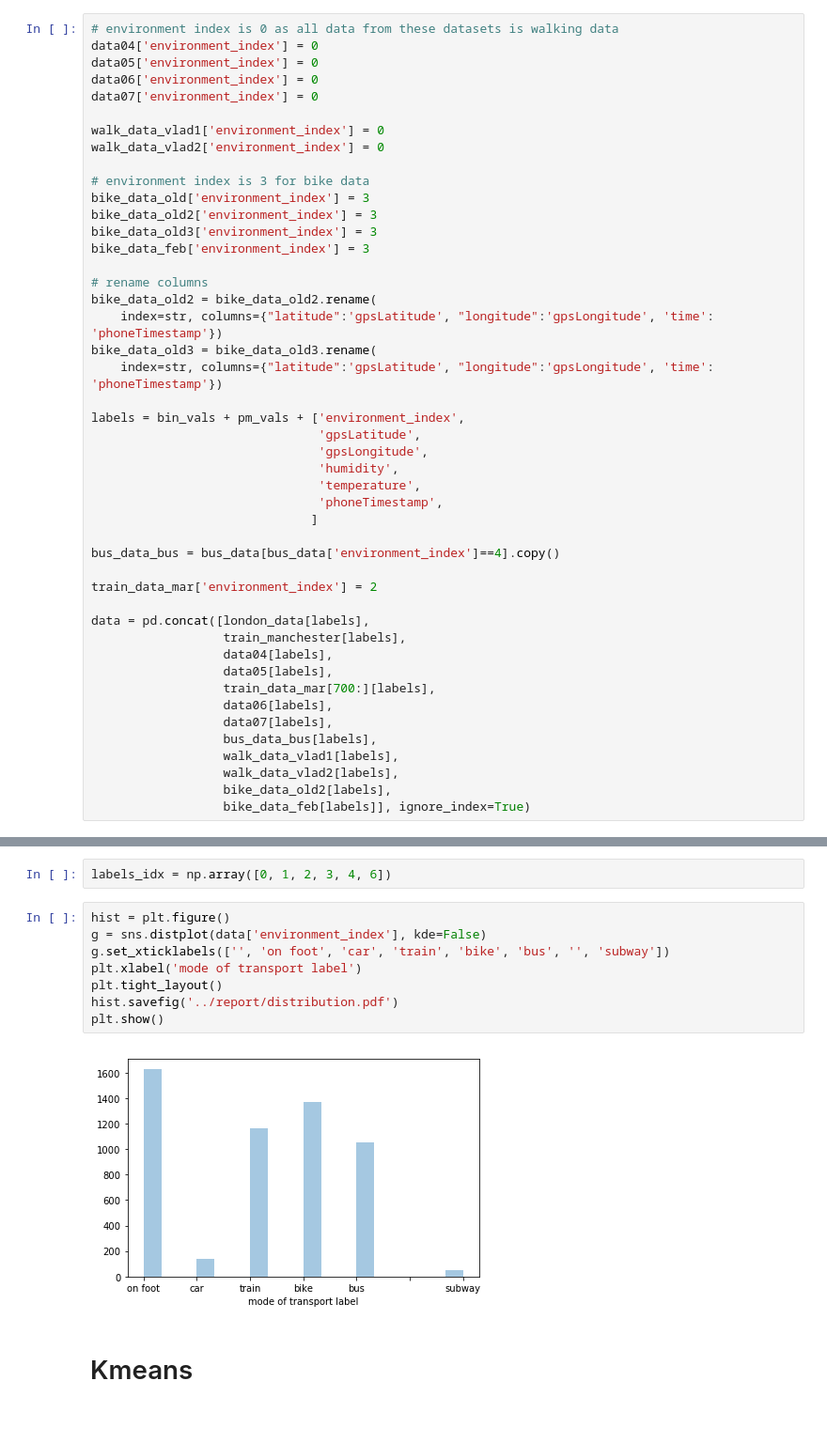
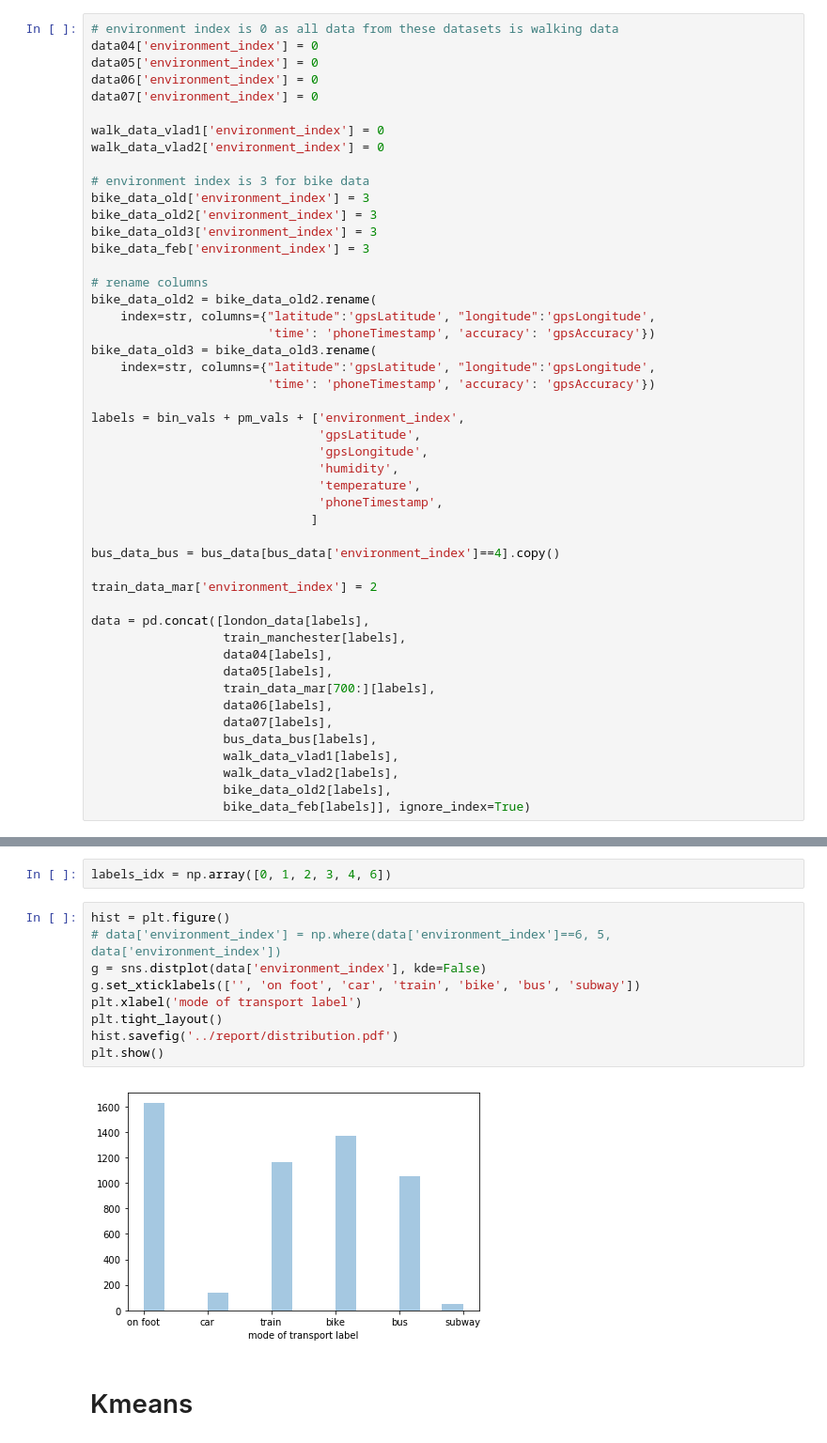
Before and after one commit to MihaiVisu/HonoursProject, a Jupyter notebook: notebooks/mixed_final_model.ipynb, the cells around one changed output, grey strips where cells are left out. Shown at 94% size. Drawn from its saved outputs; the diff is of its cells as text.

```diff
--- a/notebooks/mixed_final_model.ipynb
+++ b/notebooks/mixed_final_model.ipynb
@@ -90,9 +90,11 @@ bike_data_feb['environment_index'] = 3
 
 # rename columns
 bike_data_old2 = bike_data_old2.rename(
-    index=str, columns={"latitude":'gpsLatitude', "longitude":'gpsLongitude', 'time': 'phoneTimestamp'})
+    index=str, columns={"latitude":'gpsLatitude', "longitude":'gpsLongitude',
+                        'time': 'phoneTimestamp', 'accuracy': 'gpsAccuracy'})
 bike_data_old3 = bike_data_old3.rename(
-    index=str, columns={"latitude":'gpsLatitude', "longitude":'gpsLongitude', 'time': 'phoneTimestamp'})
+    index=str, columns={"latitude":'gpsLatitude', "longitude":'gpsLongitude',
+                        'time': 'phoneTimestamp', 'accuracy': 'gpsAccuracy'})
 
 labels = bin_vals + pm_vals + ['environment_index',
                                'gpsLatitude',
@@ -152,14 +154,15 @@ data.to_csv('../data/training_data.csv')
 labels_idx = np.array([0, 1, 2, 3, 4, 6])
 # %%
 hist = plt.figure()
+# data['environment_index'] = np.where(data['environment_index']==6, 5, data['environment_index'])
 g = sns.distplot(data['environment_index'], kde=False)
-g.set_xticklabels(['', 'on foot', 'car', 'train', 'bike', 'bus', '', 'subway'])
+g.set_xticklabels(['', 'on foot', 'car', 'train', 'bike', 'bus', 'subway'])
 plt.xlabel('mode of transport label')
 plt.tight_layout()
 hist.savefig('../report/distribution.pdf')
 plt.show()
 # %% [output]
-[figure, old version]
+[figure, new version]
 # %% [markdown]
 # Kmeans
 # %%
```
Also changed, not shown: parts of 12 cells of this notebook, 2 other files.
